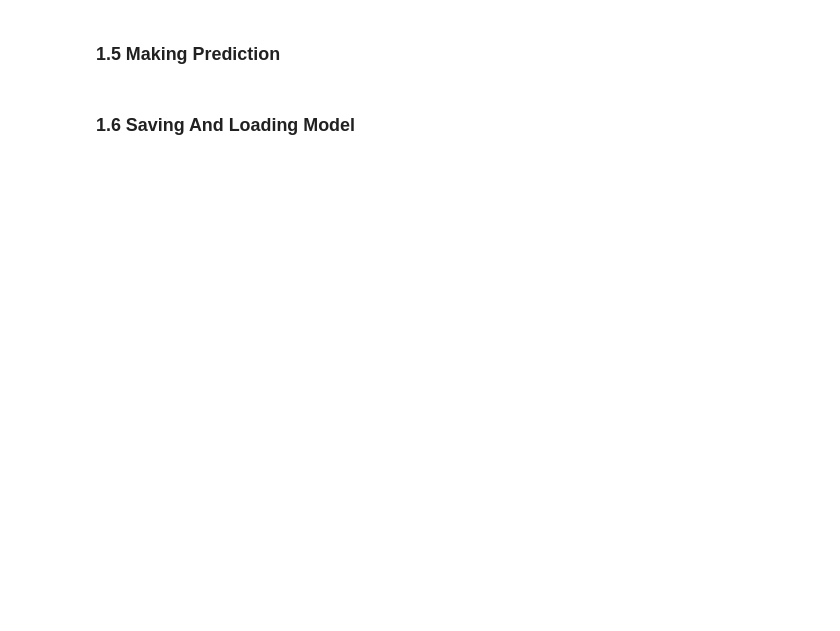
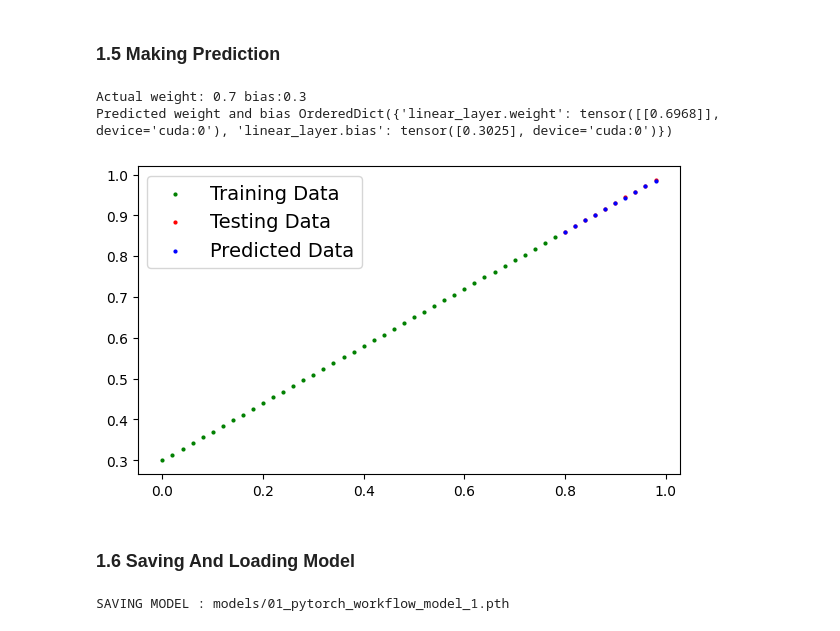
Before and after one commit to Abisheklimbu/pytorch, a Jupyter notebook: 01_pytorch_workflow.ipynb, the cells around one changed output. Cells and saved outputs as stored; diff of their text form; code cells hidden in the pictures; blank space fills up the shorter version.

Commit message:
01 pytorch workflow completed

```diff
--- a/01_pytorch_workflow.ipynb
+++ b/01_pytorch_workflow.ipynb
@@ -366,2 +498,9 @@ tensor([[True],
 # %% [markdown]
 ### 1.4 Training And Testing model
+# %%
+# loss function
+loss_fn = nn.L1Loss() # MAE(Mean Absolute Error)
+
+# optimizer
+optimizer = torch.optim.SGD(params=model_1.parameters(),
+                            lr= 0.01)
@@ -367,0 +511,2 @@ tensor([[True],
+# %%
+X_train = X_train.to(device)
@@ -368,4 +581,38 @@ tensor([[True],
 # %% [markdown]
 ### 1.5 Making Prediction
+# %%
+# Making prediction
+model_1.eval()
+
+with torch.inference_mode():
+    y_test_preds = model_1(X_test)
+# %%
+# actual weight and bias and predicted w and b
+print(f"Actual weight: {weights} bias:{bias} \nPredicted weight and bias {model_1.state_dict()}")
+# %% [output]
+Actual weight: 0.7 bias:0.3
+Predicted weight and bias OrderedDict({'linear_layer.weight': tensor([[0.6968]], device='cuda:0'), 'linear_layer.bias': tensor([0.3025], device='cuda:0')})
+# %%
+plot_prediction(prediction=y_test_preds.cpu())
+# %% [output]
+[figure, added]
 # %% [markdown]
 ### 1.6 Saving And Loading Model
+# %%
+# SAVING MODEL
+from pathlib import Path
+
+# Model Directory
+MODEL_PATH = Path('models')
+MODEL_PATH.mkdir(parents=True, exist_ok=True)
+
+# Mdel Name
+MODEL_NAME = '01_pytorch_workflow_model_1.pth'
+MODEL_SAVE_PATH = MODEL_PATH/MODEL_NAME
+
+# saving model
+print(f"SAVING MODEL : {MODEL_SAVE_PATH}")
+torch.save(obj=model_1.state_dict(),
+           f=MODEL_SAVE_PATH)
+# %% [output]
+SAVING MODEL : models/01_pytorch_workflow_model_1.pth
```
Also changed, not shown: parts of 25 cells of this notebook, 1 other file.
